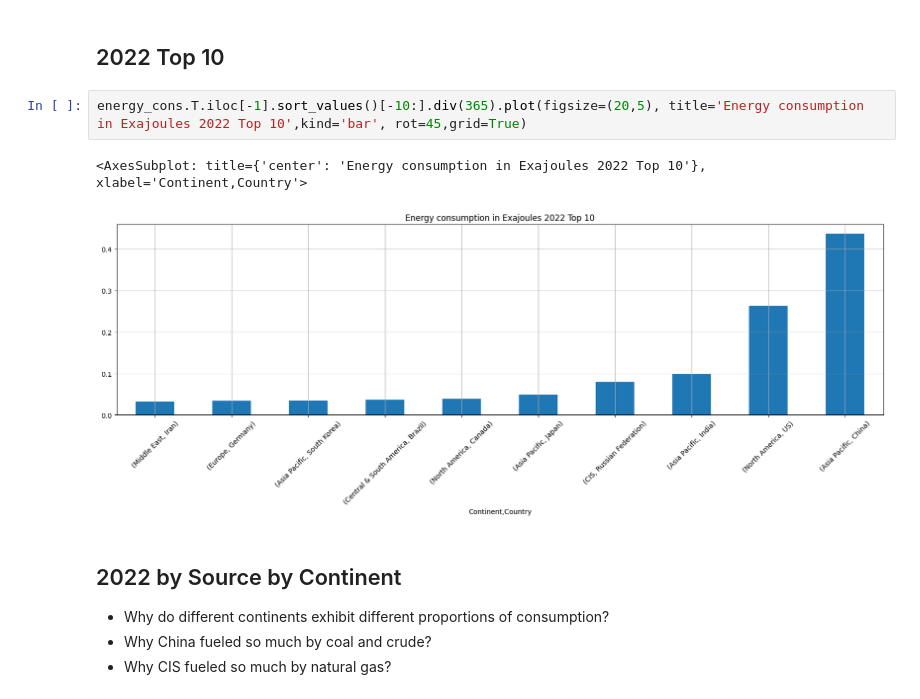
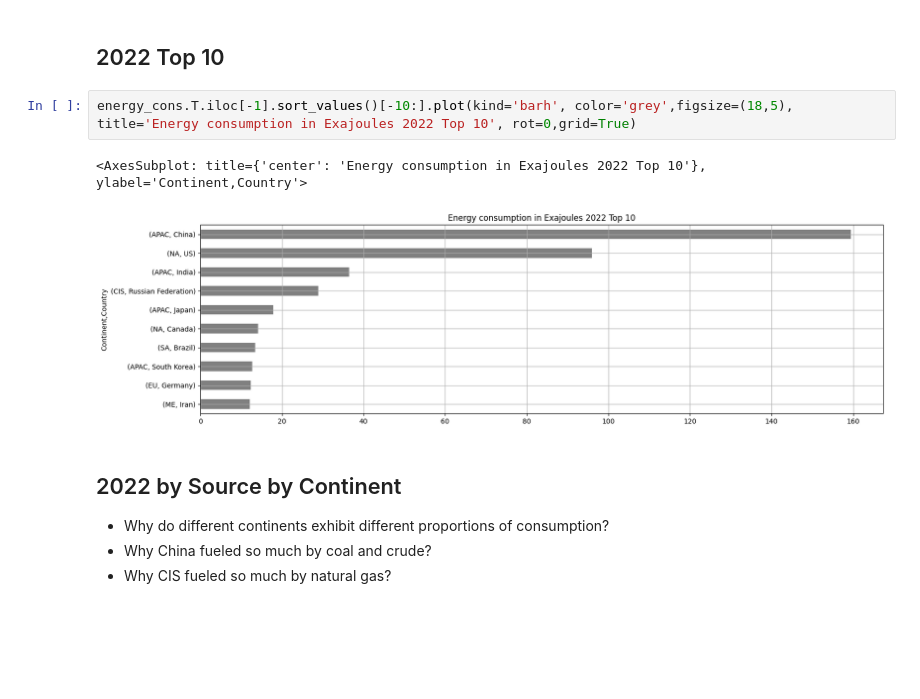
Before and after one commit to ryanczm/BP-Statistical-Report, a Jupyter notebook: oil.ipynb, the cells around one changed output. Drawn from its saved outputs; the diff is of its cells as text; blank space fills up the shorter version.

```diff
--- a/oil.ipynb
+++ b/oil.ipynb
@@ -59,10 +155,10 @@ energy_cons.T['Asia Pacific'].plot(figsize=(20,8), title='Energy consumption his
 # %% [markdown]
 ## 2022 Top 10
 # %%
-energy_cons.T.iloc[-1].sort_values()[-10:].div(365).plot(figsize=(20,5), title='Energy consumption in Exajoules 2022 Top 10',kind='bar', rot=45,grid=True)
+energy_cons.T.iloc[-1].sort_values()[-10:].plot(kind='barh', color='grey',figsize=(18,5), title='Energy consumption in Exajoules 2022 Top 10', rot=0,grid=True)
 # %% [output]
-<AxesSubplot: title={'center': 'Energy consumption in Exajoules 2022 Top 10'}, xlabel='Continent,Country'>
+<AxesSubplot: title={'center': 'Energy consumption in Exajoules 2022 Top 10'}, ylabel='Continent,Country'>
-[figure, old version]
+[figure, new version]
 # %% [markdown]
 ## 2022 by Source by Continent
 
```
Also changed, not shown: parts of 44 cells of this notebook, 6 other files.
